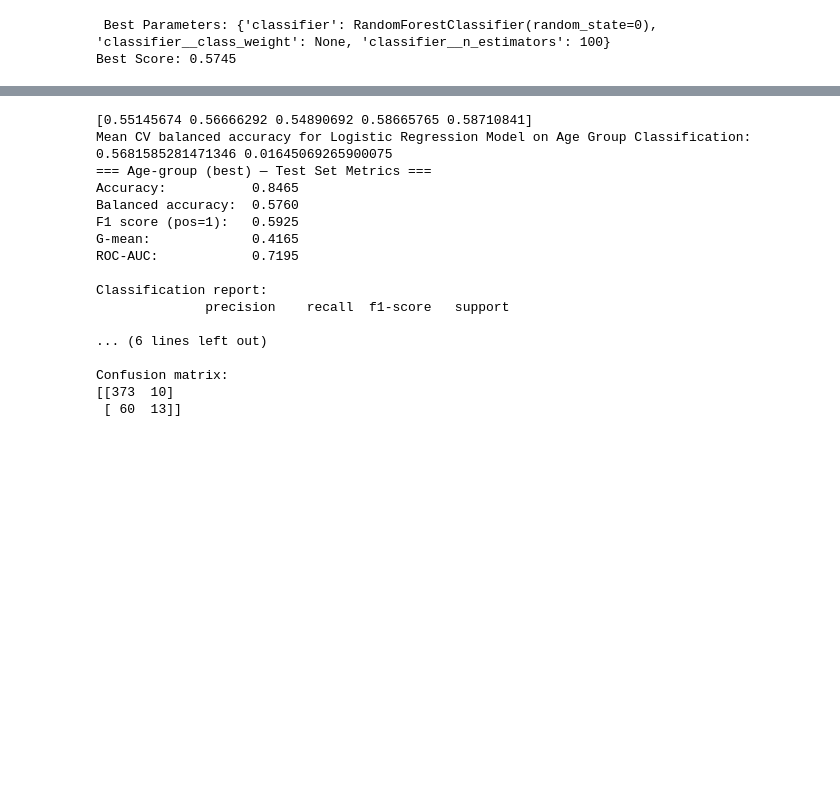
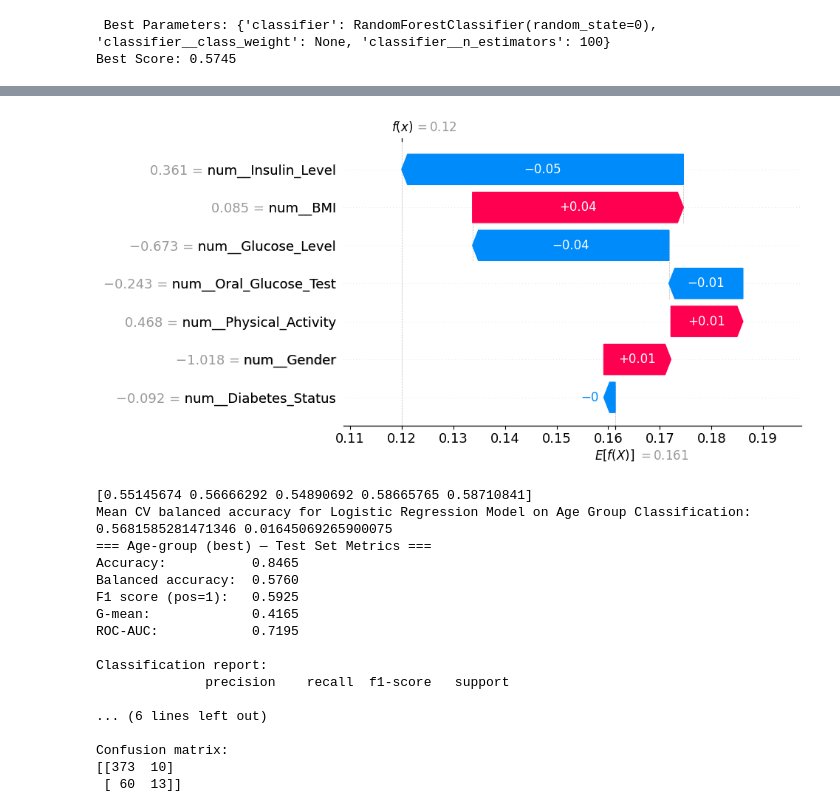
Before and after one commit to bpickett14/MATH3310_FA_2025_FP1_G01_PICKETT_CARDONA, a Jupyter notebook: notebooks/Final.ipynb, the cells around one changed output, grey strips where cells are left out. Drawn from its saved outputs; the diff is of its cells as text; code cells hidden in the pictures; blank space fills up the shorter version.

```diff
--- a/notebooks/Final.ipynb
+++ b/notebooks/Final.ipynb
@@ -346,0 +381,7 @@ Best Score: 0.5745
+# %%
+X_test_transformed_age = best_model_age.named_steps['preprocessor'].transform(X_test_age)
+
+
+explainer_age = shap.TreeExplainer(best_model_age[-1])
+shap_values_age = explainer_age.shap_values(X_test_transformed_age)
+shap_values_age
@@ -346,0 +406,15 @@ Best Score: 0.5745
+# %%
+
+X_test_transformed_age = pd.DataFrame(X_test_transformed_age, columns=feature_names_age)
+
+fig_age = plt.figure(figsize=(6, 3.3))
+explanation5_age = shap.Explanation(
+    values=shap_values_age[4, :, 1],  # Select SHAP values for the specific class
+    base_values=explainer_age.expected_value[1],  # Use expected value for the same class
+    #feature_names=X_test.columns,
+    data=X_test_transformed_age.iloc[4, :]
+)
+shap.plots.waterfall(explanation5_age)
+fig_age.tight_layout()
+# %% [output]
+[figure, added]
```
Also changed, not shown: parts of 12 cells of this notebook.
